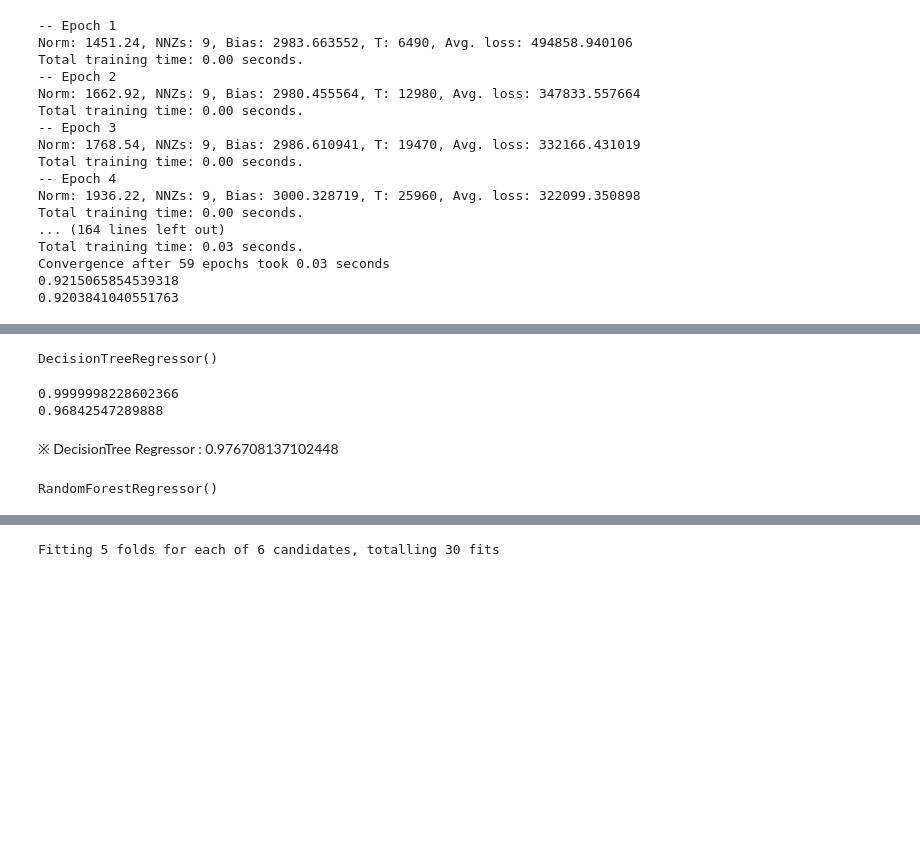
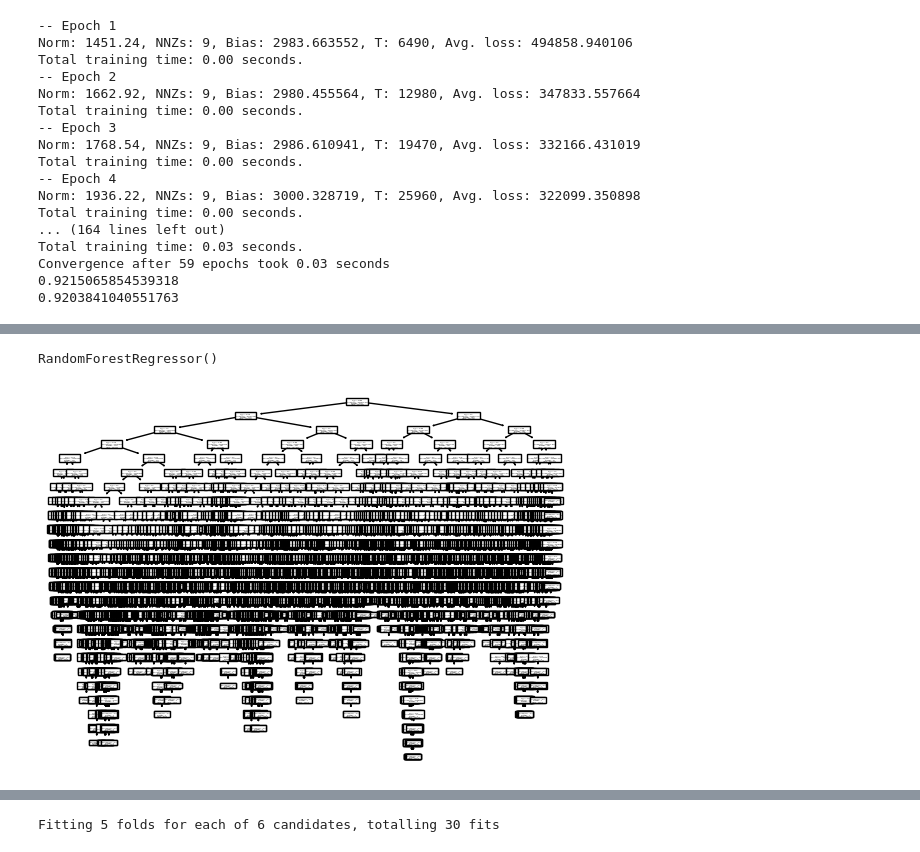
Before and after one commit to woojinhong03/My_Study_In_2022, a Jupyter notebook: diamonds/diamonds.ipynb, the cells around one changed output, grey strips where cells are left out. Drawn from its saved outputs; the diff is of its cells as text; code cells hidden in the pictures; blank space fills up the shorter version.

```diff
--- a/diamonds/diamonds.ipynb
+++ b/diamonds/diamonds.ipynb
@@ -393,7 +357,0 @@ print(ridge.score(test_scaled, y_test))
-# %%
-#라쏘 회귀 규제
-from sklearn.linear_model import Lasso
-lasso = Lasso()
-lasso.fit(train_scaled, y_train)
-print(lasso.score(train_scaled, y_train))
-print(lasso.score(test_scaled, y_test))
@@ -403,9 +357,0 @@ print(lasso.score(test_scaled, y_test))
-# %%
-train_score = []
-test_score = []
-alpha_list = [0.00001,0.0001,0.001,0.01,0.1,1] #10배씩 늘리기
-for alpha in alpha_list:
-    lasso = Lasso(alpha = alpha)
-    lasso.fit(train_scaled, y_train)
-    train_score.append(lasso.score(train_scaled, y_train))
-    test_score.append(lasso.score(test_scaled, y_test))
@@ -420,5 +357,0 @@ plt.show()
-# %%
-lasso = Lasso(alpha = 0.001)
-lasso.fit(train_scaled, y_train)
-print(lasso.score(train_scaled, y_train))
-print(lasso.score(test_scaled, y_test))
@@ -500,7 +427,0 @@ Convergence after 59 epochs took 0.03 seconds
-# %%
-from sklearn.tree import DecisionTreeRegressor
-
-dt = DecisionTreeRegressor()
-dt.fit(X_train,y_train)
-# %% [output]
-DecisionTreeRegressor()
@@ -512,11 +428,3 @@ DecisionTreeRegressor()
-# %%
-print(dt.score(X_train,y_train))
-print(dt.score(X_test,y_test))
-# %% [output]
-0.9999998228602366
-0.96842547289888
-# %% [markdown]
-※ DecisionTree Regressor : 0.976708137102448
 # %%
 from sklearn.ensemble import RandomForestRegressor
 rf = RandomForestRegressor()
@@ -524,9 +432,12 @@ rf.fit(X_train, y_train)
 # %% [output]
 RandomForestRegressor()
 # %%
-# rfTree= rf.estimators_[0]
-# plot_tree(rfTree)
-# plt.show()
+from sklearn.tree import plot_tree
+rfTree= rf.estimators_[0]
+plot_tree(rfTree)
+plt.show()
+# %% [output]
+[figure, added]
 # %%
 print(rf.score(X_train,y_train))
 print(rf.score(X_test,y_test))
```
Also changed, not shown: parts of 28 cells of this notebook, 1 other file.
